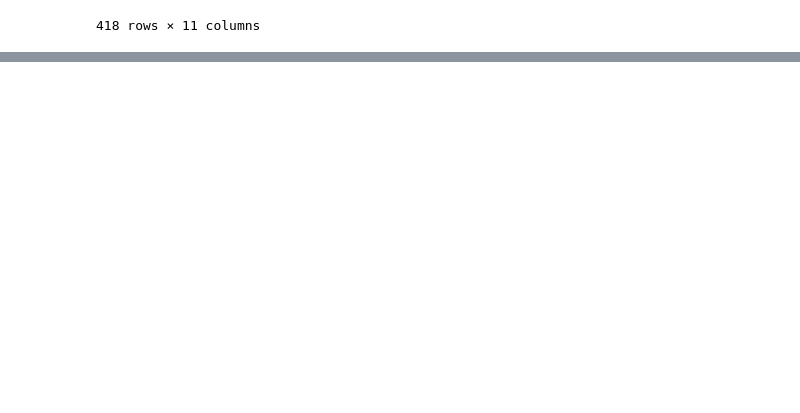
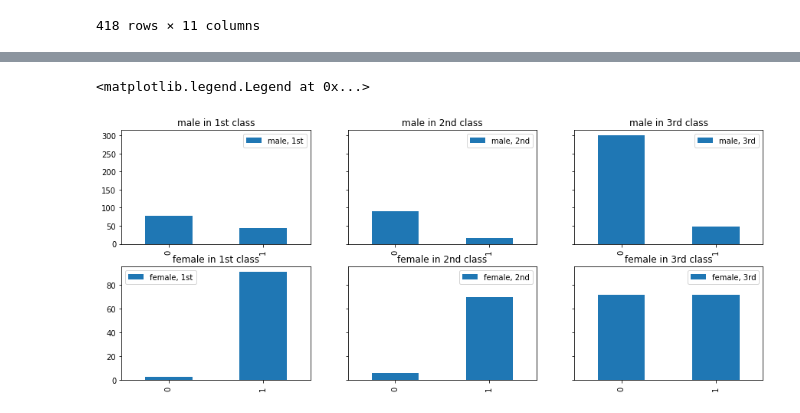
Before and after one commit to stdwal/titanic, a Jupyter notebook: titanic.ipynb, the cells around one changed output, grey strips where cells are left out. Cells and saved outputs as stored; diff of their text form; code cells hidden in the pictures; blank space fills up the shorter version.

```diff
--- a/titanic.ipynb
+++ b/titanic.ipynb
@@ -55,0 +104,41 @@ test
+# %%
+fig = plt.figure(figsize=(15, 6))
+
+ax1 = fig.add_subplot(231)
+male_1st = train['Survived'][train['Sex'] == 'male'][train['Pclass'] == 1].value_counts().sort_index()
+male_1st.plot(kind='bar', label='male, 1st')
+plt.title("male in 1st class")
+plt.legend(loc='best')
+
+ax2 = fig.add_subplot(232, sharey=ax1)
+male_2nd = train['Survived'][train['Sex'] == 'male'][train['Pclass'] == 2].value_counts().sort_index()
+male_2nd.plot(kind='bar', label='male, 2nd')
+plt.title("male in 2nd class")
+plt.legend(loc='best')
+
+ax3 = fig.add_subplot(233, sharey=ax1)
+male_3rd = train['Survived'][train['Sex'] == 'male'][train['Pclass'] == 3].value_counts().sort_index()
+male_3rd.plot(kind='bar', label='male, 3rd')
+plt.title("male in 3rd class")
+plt.legend(loc='best')
+
+ax4 = fig.add_subplot(234)
+female_1st = train['Survived'][train['Sex'] == 'female'][train['Pclass'] == 1].value_counts().sort_index()
+female_1st.plot(kind='bar', label='female, 1st')
+plt.title("female in 1st class")
+plt.legend(loc='best')
+
+ax5 = fig.add_subplot(235, sharey=ax4)
+female_2nd = train['Survived'][train['Sex'] == 'female'][train['Pclass'] == 2].value_counts().sort_index()
+female_2nd.plot(kind='bar', label='female, 2nd')
+plt.title("female in 2nd class")
+plt.legend(loc='best')
+
+ax6 = fig.add_subplot(236, sharey=ax4)
+female_3rd = train['Survived'][train['Sex'] == 'female'][train['Pclass'] == 3].value_counts().sort_index()
+female_3rd.plot(kind='bar', label='female, 3rd')
+plt.title("female in 3rd class")
+plt.legend(loc='best')
+# %% [output]
+<matplotlib.legend.Legend at 0x...>
+[figure, added]
```
Also changed, not shown: parts of 48 cells of this notebook.
